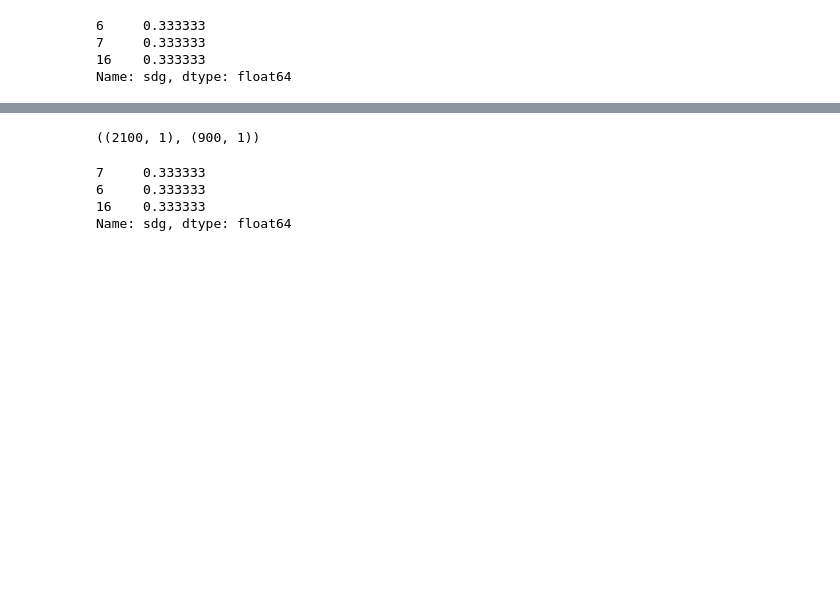
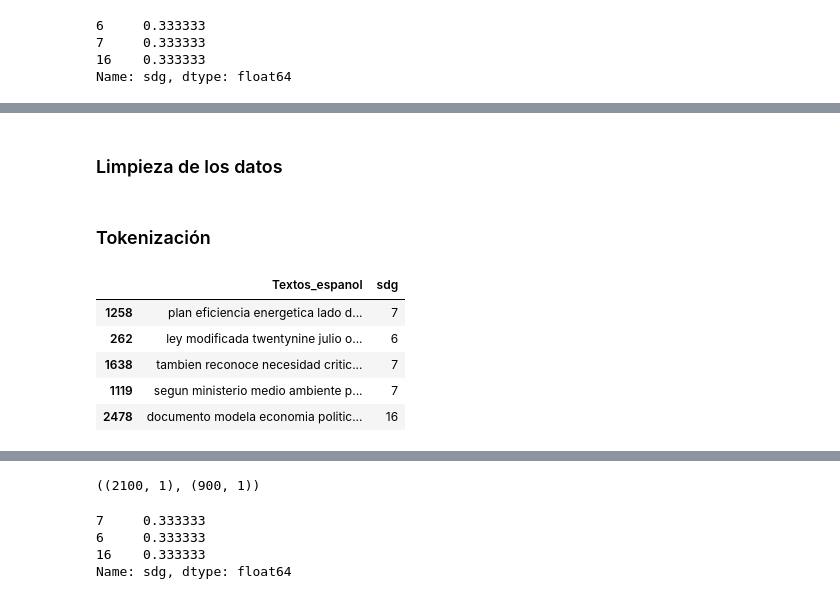
Before and after one commit to german-moreno283/Proyecto-BI, a Jupyter notebook: notebooks/Analisis-textos.ipynb, the cells around one changed output, grey strips where cells are left out. Drawn from its saved outputs; the diff is of its cells as text; code cells hidden in the pictures; blank space fills up the shorter version.

```diff
--- a/notebooks/Analisis-textos.ipynb
+++ b/notebooks/Analisis-textos.ipynb
@@ -92,0 +110,2 @@ ods_df["Textos_espanol"] = ods_df["Textos_espanol"].astype(str)
+# %% [markdown]
+### Limpieza de los datos
@@ -92,0 +157,12 @@ ods_df["Textos_espanol"] = ods_df["Textos_espanol"].astype(str)
+# %% [markdown]
+### Tokenización
+# %%
+ods_df["Textos_espanol"] = ods_df["Textos_espanol"].apply(word_tokenize).apply(preprocessing).apply(" ".join)
+ods_df.sample(5)
+# %% [output]
+|  | Textos_espanol | sdg |
+| 1258 | plan eficiencia energetica lado d... | 7 |
+| 262 | ley modificada twentynine julio o... | 6 |
+| 1638 | tambien reconoce necesidad critic... | 7 |
+| 1119 | segun ministerio medio ambiente p... | 7 |
+| 2478 | documento modela economia politic... | 16 |
```
Also changed, not shown: parts of 24 cells of this notebook, 1 other file.
